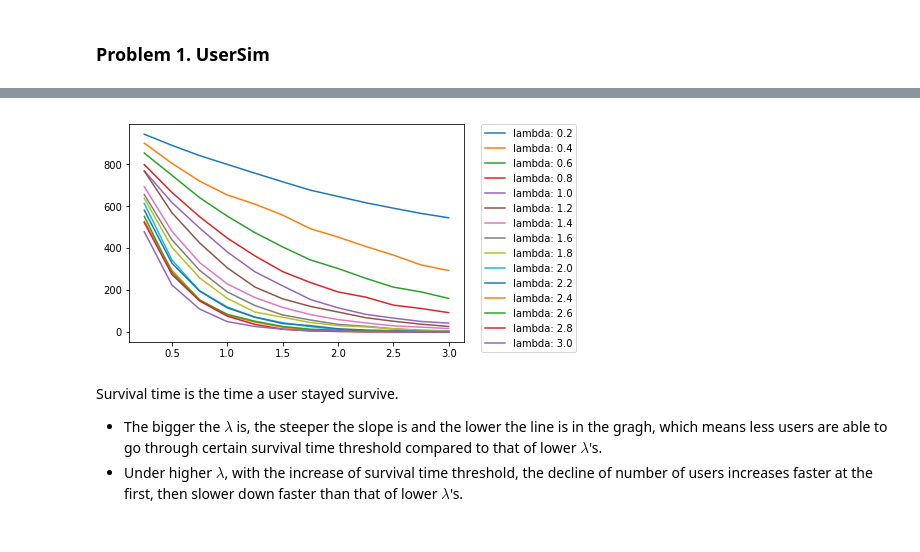
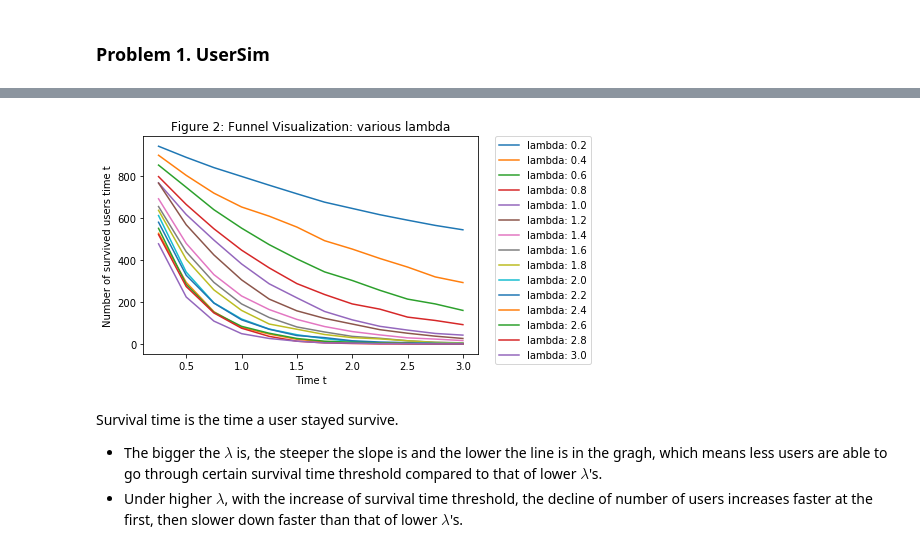
Before and after one commit to GongtingPeng/Funnel, a Jupyter notebook: Funnel.ipynb, the cells around one changed output, grey strips where cells are left out. Saved outputs shown, nothing was run; the diff lists cells and outputs as text; code cells hidden in the pictures.

Commit message:
add visulization plots

```diff
--- a/Funnel.ipynb
+++ b/Funnel.ipynb
@@ -37,15 +42,18 @@ lambdas = list(np.round(np.arange(0.2,3.2,0.2),2))
 # %%
 for l in lambdas:
     my_sim = UserSim(1000,l)
     y = []
     for i in x:
         num = np.sum(np.array(my_sim) >= i)
         y.append(num)
     plt.plot(x,y, label = 'lambda: {}'.format(l))
 plt.legend(bbox_to_anchor=(1.05, 1), loc=2, borderaxespad=0.)
+plt.title('Figure 2: Funnel Visualization: various lambda')
+plt.xlabel('Time t')
+plt.ylabel('Number of survived users time t')
 plt.show()
 # %% [output]
-[figure, old version]
+[figure, new version]
 # %% [markdown]
 Survival time is the time a user stayed survive.
 
```
Also changed, not shown: parts of 15 cells of this notebook.
